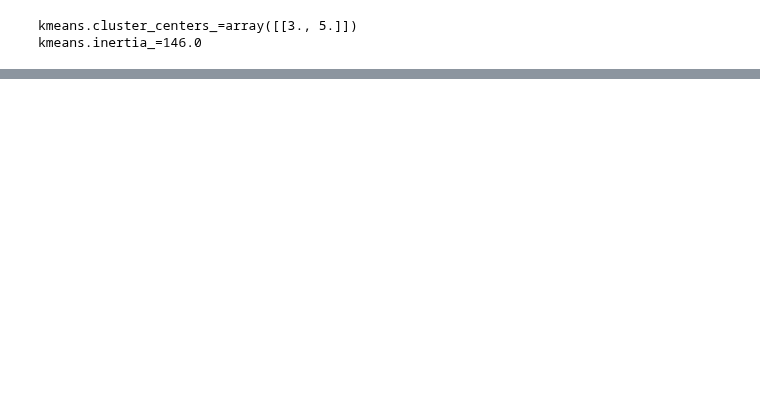
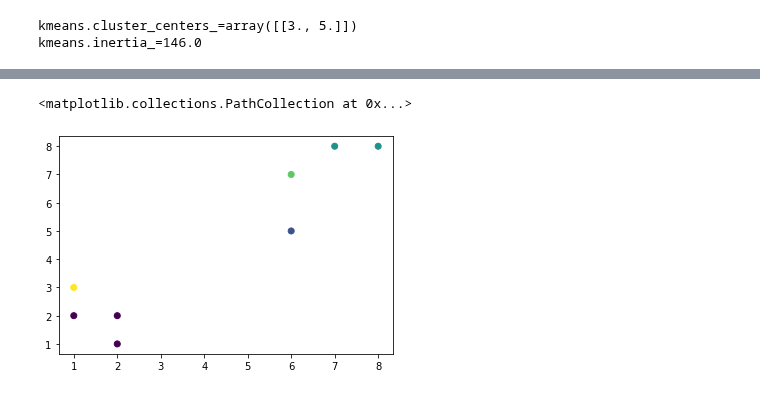
Before and after one commit to Stynic/train_ml_math, a Jupyter notebook: ml/low_level/module_7/notebook_7.ipynb, the cells around one changed output, grey strips where cells are left out. Cells and saved outputs as stored; diff of their text form; code cells hidden in the pictures; blank space fills up the shorter version.

```diff
--- a/ml/low_level/module_7/notebook_7.ipynb
+++ b/ml/low_level/module_7/notebook_7.ipynb
@@ -355,0 +367,11 @@ kmeans.inertia_=146.0
+# %%
+#train the Hierarchical Clustering model on the dataset
+from sklearn.cluster import AgglomerativeClustering
+hc = AgglomerativeClustering(n_clusters=5,
+                             affinity='euclidean',
+                             linkage='ward')
+y_hc = hc.fit_predict(points)
+plt.scatter(points[:, 0], points[:, 1], c=y_hc)
+# %% [output]
+<matplotlib.collections.PathCollection at 0x...>
+[figure, added]
```
Also changed, not shown: parts of 6 cells of this notebook, 1 other file.
